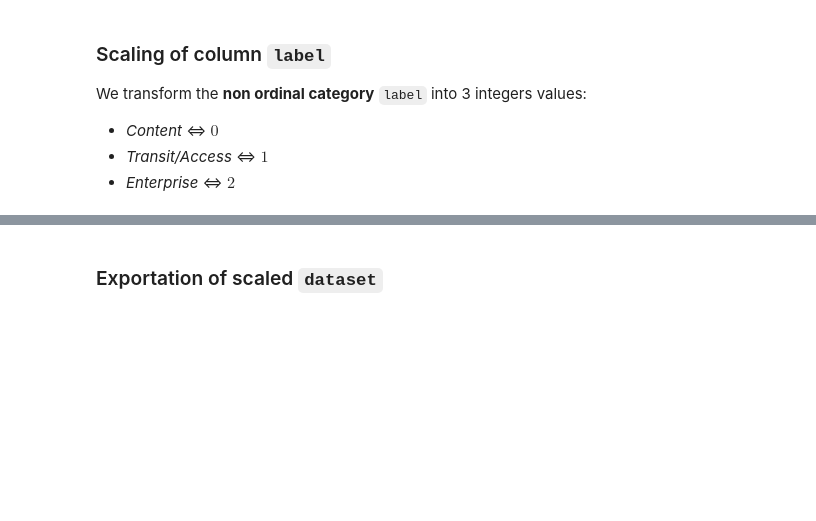
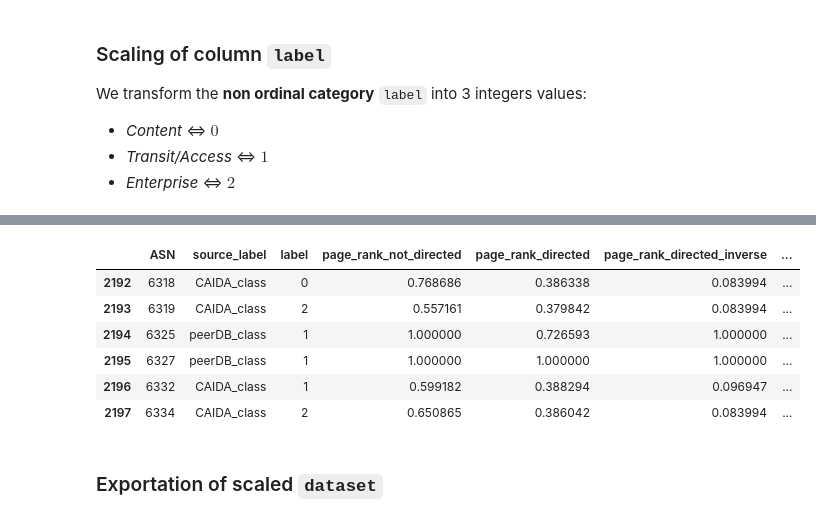
Before and after one commit to Viperine2022/projet_long_GCN_internet, a Jupyter notebook: IMPLANTATION/CAIDA/data_scaling.ipynb, the cells around one changed output, grey strips where cells are left out. Cells and saved outputs as stored; diff of their text form; code cells hidden in the pictures; blank space fills up the shorter version.

```diff
--- a/IMPLANTATION/CAIDA/data_scaling.ipynb
+++ b/IMPLANTATION/CAIDA/data_scaling.ipynb
@@ -393,3 +443,13 @@ AS_dataset.head()
+# %%
+AS_dataset[2192:2198]
+# %% [output]
+|  | ASN | source_label | label | page_rank_not_directed | page_rank_directed | page_rank_directed_inverse | ... |
+| 2192 | 6318 | CAIDA_class | 0 | 0.768686 | 0.386338 | 0.083994 | ... |
+| 2193 | 6319 | CAIDA_class | 2 | 0.557161 | 0.379842 | 0.083994 | ... |
+| 2194 | 6325 | peerDB_class | 1 | 1.000000 | 0.726593 | 1.000000 | ... |
+| 2195 | 6327 | peerDB_class | 1 | 1.000000 | 1.000000 | 1.000000 | ... |
+| 2196 | 6332 | CAIDA_class | 1 | 0.599182 | 0.388294 | 0.096947 | ... |
+| 2197 | 6334 | CAIDA_class | 2 | 0.650865 | 0.386042 | 0.083994 | ... |
 # %% [markdown]
 ### Exportation of scaled `dataset`
 # %%
```
Also changed, not shown: parts of 7 cells of this notebook, 1 other file.
